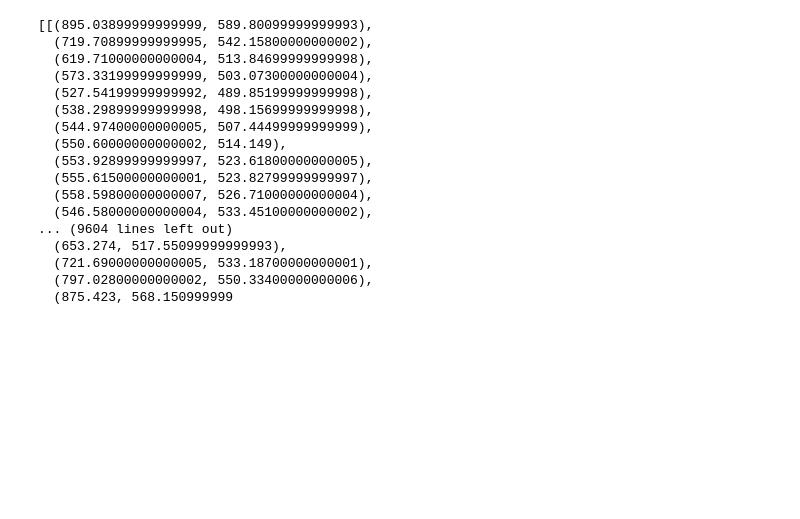
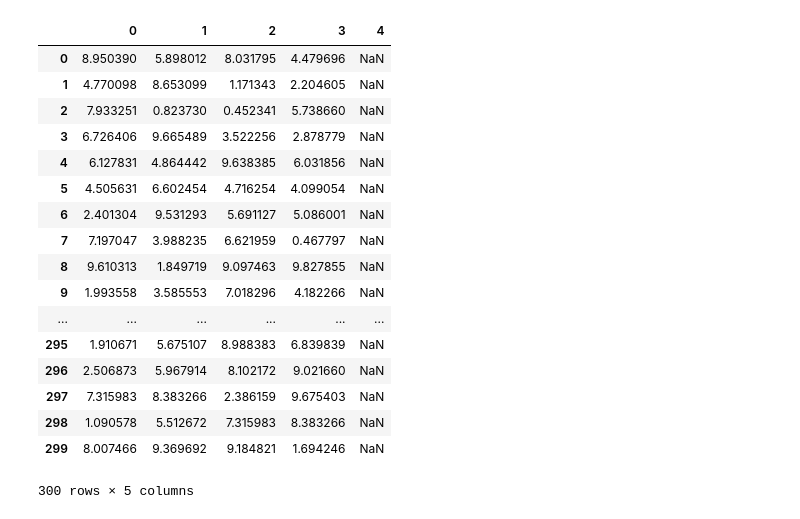
Before and after one commit to NUCAR-DEV/Hetero-Mark, a Jupyter notebook: tools/fdeb/vis.ipynb, the cells around one changed output. Cells and saved outputs as stored; diff of their text form; code cells hidden in the pictures; blank space fills up the shorter version.

```diff
--- a/tools/fdeb/vis.ipynb
+++ b/tools/fdeb/vis.ipynb
@@ -28,3 +28,24 @@ data = pd.read_csv('out.data', header=None);data
+# %%
+data_in = pd.read_csv('/home/yifan/dev/src/gitlab.com/NUCAR-DEV/Hetero-Mark/data/fdeb/100x300.csv', header=None);data_in
+# %% [output]
+|  | 0 | 1 | 2 | 3 | 4 |
+| 0 | 8.950390 | 5.898012 | 8.031795 | 4.479696 | NaN |
+| 1 | 4.770098 | 8.653099 | 1.171343 | 2.204605 | NaN |
+| 2 | 7.933251 | 0.823730 | 0.452341 | 5.738660 | NaN |
+| 3 | 6.726406 | 9.665489 | 3.522256 | 2.878779 | NaN |
+| 4 | 6.127831 | 4.864442 | 9.638385 | 6.031856 | NaN |
+| 5 | 4.505631 | 6.602454 | 4.716254 | 4.099054 | NaN |
+| 6 | 2.401304 | 9.531293 | 5.691127 | 5.086001 | NaN |
+| 7 | 7.197047 | 3.988235 | 6.621959 | 0.467797 | NaN |
+| 8 | 9.610313 | 1.849719 | 9.097463 | 9.827855 | NaN |
+| 9 | 1.993558 | 3.585553 | 7.018296 | 4.182266 | NaN |
+| ... | ... | ... | ... | ... | ... |
+| 295 | 1.910671 | 5.675107 | 8.988383 | 6.839839 | NaN |
+| 296 | 2.506873 | 5.967914 | 8.102172 | 9.021660 | NaN |
+| 297 | 7.315983 | 8.383266 | 2.386159 | 9.675403 | NaN |
+| 298 | 1.090578 | 5.512672 | 7.315983 | 8.383266 | NaN |
+| 299 | 8.007466 | 9.369692 | 9.184821 | 1.694246 | NaN |
+300 rows × 5 columns
 # %%
 lines = []
 def iterate_row(data):
@@ -33,23 +54,4 @@ def iterate_row(data):
         point = (data[i*2], data[i*2 + 1])
         line.append(point)
     lines.append(line)
-data.apply(iterate_row, axis=1)
-lines
+data.apply(iterate_row, axis=1);
-# %% [output]
-[[(895.03899999999999, 589.80099999999993),
-  (719.70899999999995, 542.15800000000002),
-  (619.71000000000004, 513.84699999999998),
-  (573.33199999999999, 503.07300000000004),
-  (527.54199999999992, 489.85199999999998),
-  (538.29899999999998, 498.15699999999998),
-  (544.97400000000005, 507.44499999999999),
-  (550.60000000000002, 514.149),
-  (553.92899999999997, 523.61800000000005),
-  (555.61500000000001, 523.82799999999997),
-  (558.59800000000007, 526.71000000000004),
-  (546.58000000000004, 533.45100000000002),
-... (9604 lines left out)
-  (653.274, 517.55099999999993),
-  (721.69000000000005, 533.18700000000001),
-  (797.02800000000002, 550.33400000000006),
-  (875.423, 568.150999999
```
Also changed, not shown: parts of 3 cells of this notebook, 4 other files.
